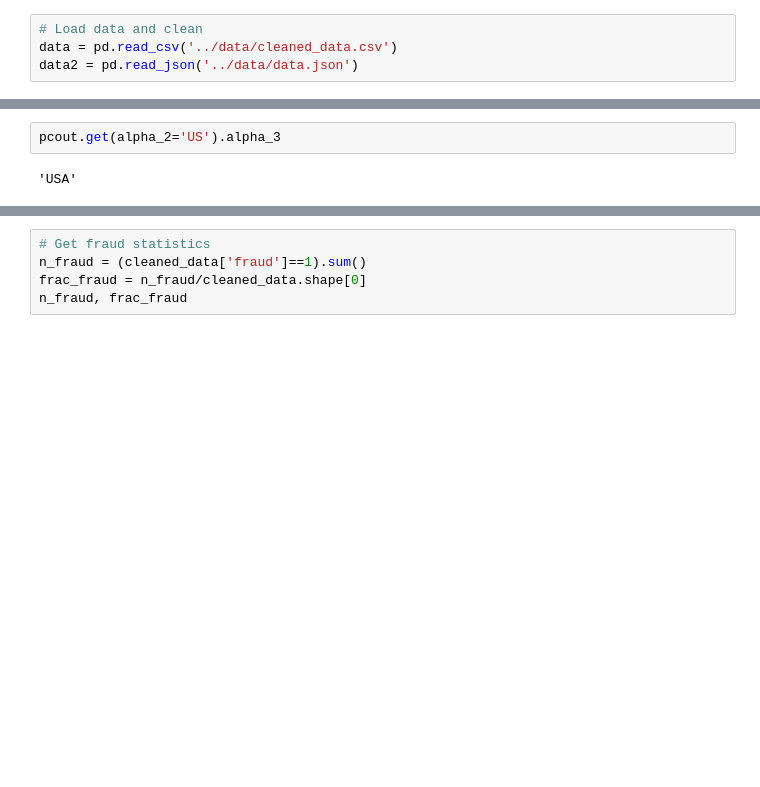
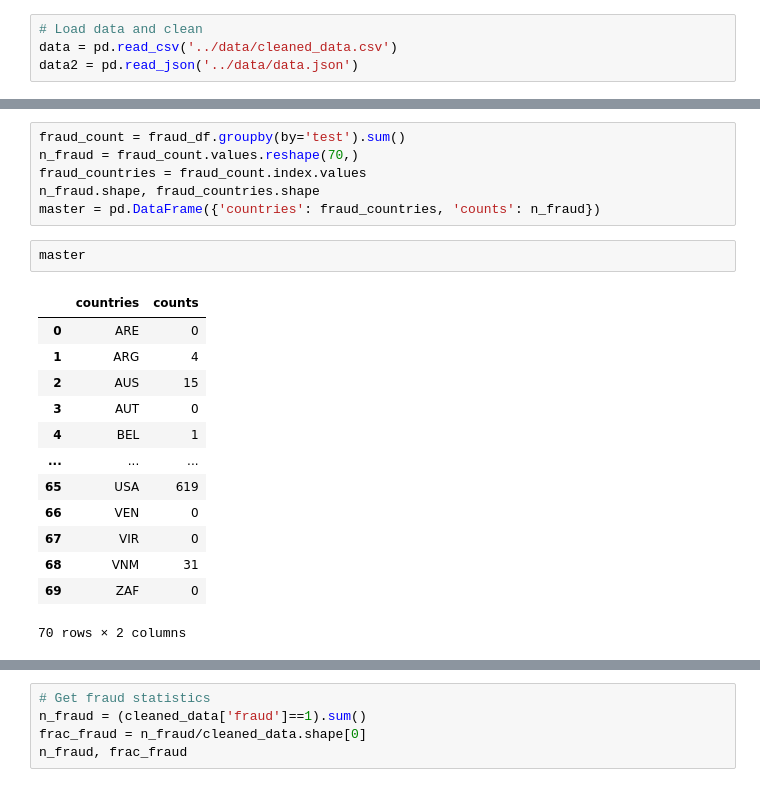
Before and after one commit to mkpetterson/Fraud_Detection, a Jupyter notebook: notebooks/Choropleth.ipynb, the cells around one changed output, grey strips where cells are left out. Cells and saved outputs as stored; diff of their text form; blank space fills up the shorter version.

```diff
--- a/notebooks/Choropleth.ipynb
+++ b/notebooks/Choropleth.ipynb
@@ -38,7 +62,25 @@ country_codes = test_df['country'].values
-# %%
-pcout.get(alpha_2='US').alpha_3
-# %% [output]
-'USA'
+# %%
+fraud_count = fraud_df.groupby(by='test').sum()
+n_fraud = fraud_count.values.reshape(70,)
+fraud_countries = fraud_count.index.values
+n_fraud.shape, fraud_countries.shape
+master = pd.DataFrame({'countries': fraud_countries, 'counts': n_fraud})
+# %%
+master
+# %% [output]
+|  | countries | counts |
+| 0 | ARE | 0 |
+| 1 | ARG | 4 |
+| 2 | AUS | 15 |
+| 3 | AUT | 0 |
+| 4 | BEL | 1 |
+| ... | ... | ... |
+| 65 | USA | 619 |
+| 66 | VEN | 0 |
+| 67 | VIR | 0 |
+| 68 | VNM | 31 |
+| 69 | ZAF | 0 |
+70 rows × 2 columns
 # %%
 import plotly.express as px
 
```
Also changed, not shown: parts of 9 cells of this notebook, 3 other files.
